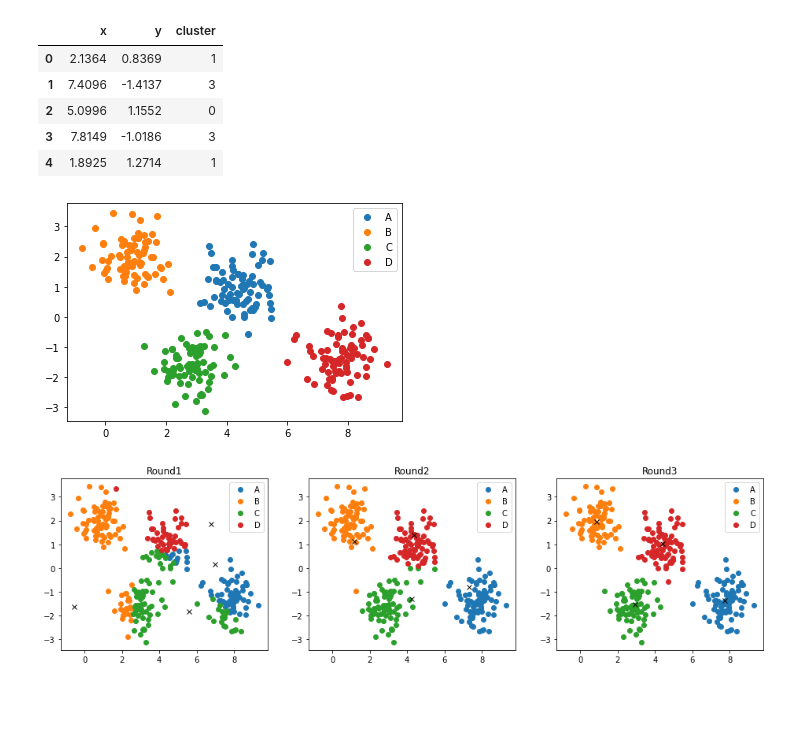
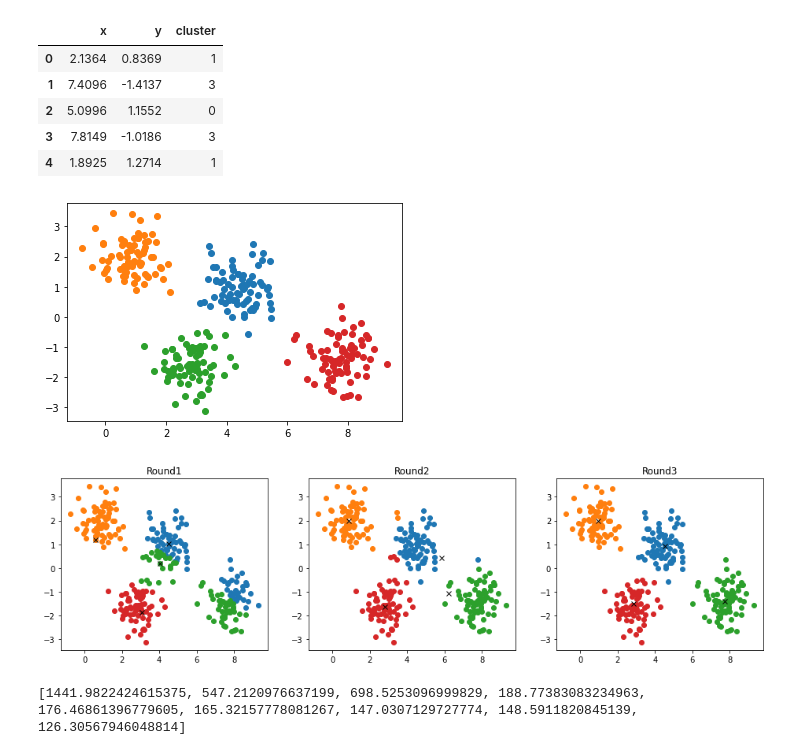
Before and after one commit to GuanPin/K-means_algorithm, a Jupyter notebook: data_science-hw2-kmeans.ipynb, the cells around one changed output. Drawn from its saved outputs; the diff is of its cells as text; code cells hidden in the pictures; blank space fills up the shorter version.

```diff
--- a/data_science-hw2-kmeans.ipynb
+++ b/data_science-hw2-kmeans.ipynb
@@ -18,10 +18,10 @@ cdata.head(5)
 cluster_ans=cdata.groupby('cluster')
 for name, group in cluster_ans:
     plt.plot(group["x"], group["y"], marker="o", linestyle="", label=name)
-plt.legend(['A', 'B', 'C', 'D'])
+#plt.legend(['A', 'B', 'C', 'D'])
 plt.show()
 # %% [output]
-[figure, old version]
+[figure, new version]
 # %%
 def distance(x, y, x_initial, y_initial):
     distance=np.zeros((len(x), len(x_initial)))
@@ -29,9 +29,7 @@ def distance(x, y, x_initial, y_initial):
         distance[i]=(((x[i]-x_initial)**2)+((y[i]-y_initial)**2))
     return np.sqrt(distance)
 
-def kmeans(x, y, k, iteration, random_seed=10):
-
-    np.random.seed(random_seed)
+def kmeans(x, y, k, iteration):
 
     x_initial=[]
     y_initial=[]
@@ -39,8 +37,10 @@ def kmeans(x, y, k, iteration, random_seed=10):
     cluster=np.zeros((iteration, len(x)))
     sse=np.zeros((iteration, ))
 
-    x_initial.append(np.random.uniform(x.min(), x.max(), k))
-    y_initial.append(np.random.uniform(y.min(), y.max(), k))
+    init_index=np.arange(0, len(x))
+    choose_init_index=np.random.choice(init_index, k)
+    x_initial.append(np.array(x[choose_init_index]))
+    y_initial.append(np.array(y[choose_init_index]))
 
     for i in range(iteration):
 
@@ -69,15 +69,23 @@ result=kmeans(x=cdata.x, y=cdata.y, k=4, iteration=3)
 # %%
 plt.figure(figsize=(16, 4))
 for i in range(1, 4):
 
     plt.subplot(1, 3, i)
     cluster_res=cdata.groupby(result['cluster'][i-1])
     for name, group in cluster_res:
         plt.plot(group["x"], group["y"], marker="o", linestyle="", label=name)
-    plt.legend(['A', 'B', 'C', 'D'])
+    #plt.legend(['A', 'B', 'C', 'D'])
     plt.plot(result['x_initial'][i-1], result['y_initial'][i-1], 'kx')
     plt.title('Round%d' % i)
 
 plt.show()
 # %% [output]
-[figure, old version]
+[figure, new version]
+# %%
+results=[]
+for i in range(2, 11):
+    results.append(kmeans(x=cdata.x, y=cdata.y, k=i, iteration=3)['sse'][-1])
+
+print(results)
+# %% [output]
+[1441.9822424615375, 547.2120976637199, 698.5253096999829, 188.77383083234963, 176.46861396779605, 165.32157778081267, 147.0307129727774, 148.5911820845139, 126.30567946048814]
```
Also changed, not shown: parts of 4 cells of this notebook.
